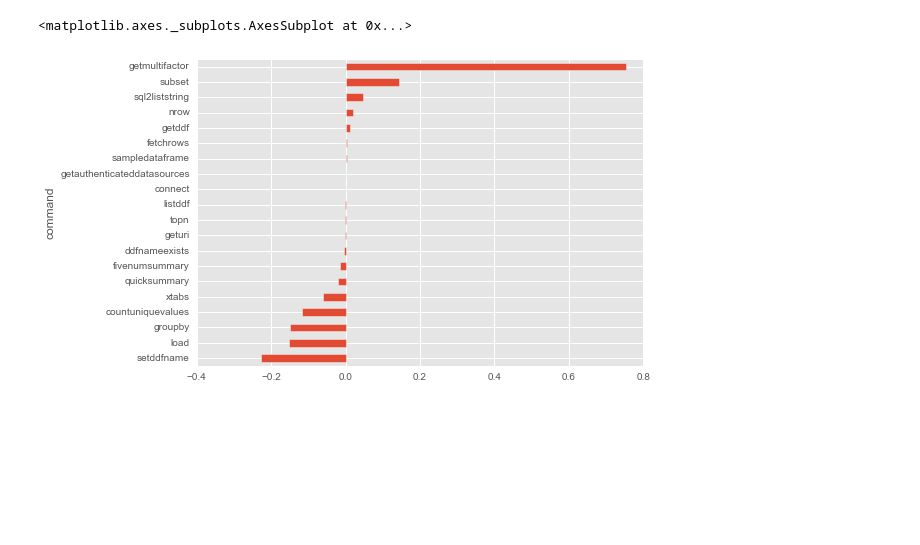
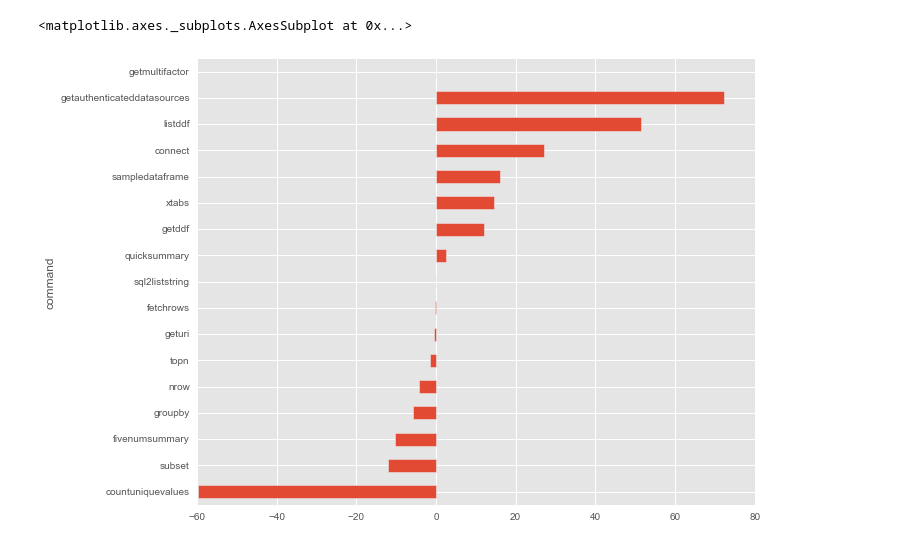
Before and after one commit to lebinh/notebooks, a Jupyter notebook: pe_perf_1.4.12_vs_1.4.13.ipynb, the cells around one changed output. Cells and saved outputs as stored; diff of their text form; code cells hidden in the pictures; blank space fills up the shorter version.

```diff
--- a/pe_perf_1.4.12_vs_1.4.13.ipynb
+++ b/pe_perf_1.4.12_vs_1.4.13.ipynb
@@ -91,6 +92,8 @@ mean_diff.sort_values().plot.barh()
-# %%
-p95_diff = pe13_data['p95'] - pe12_data['p95']
-p95_diff.sort_values().plot.barh()
-# %% [output]
-<matplotlib.axes._subplots.AxesSubplot at 0x...>
-[figure, removed]
+# %%
+mean_diff_pct = (pe13_data['mean'] - pe12_data['mean']) / pe12_data['mean'] * 100
+
+plt.figure(figsize=(10, 8))
+mean_diff_pct.sort_values().plot.barh()
+# %% [output]
+<matplotlib.axes._subplots.AxesSubplot at 0x...>
+[figure, added]
```
Also changed, not shown: parts of 7 cells of this notebook, 15 other files.
